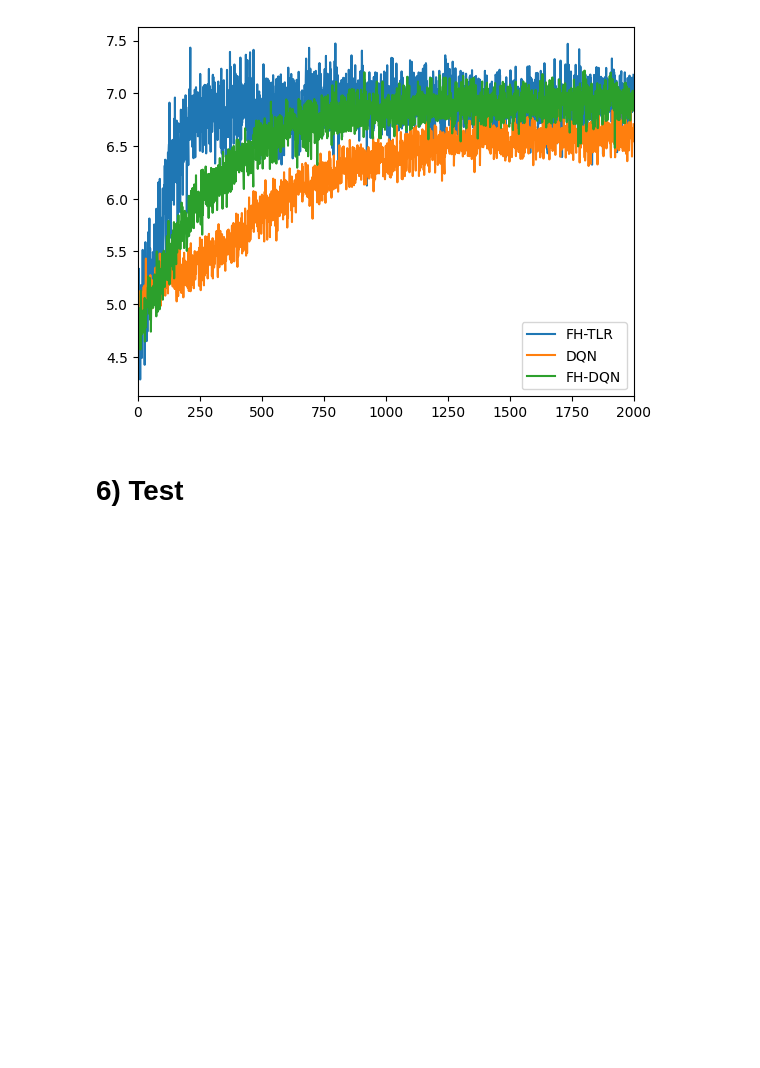
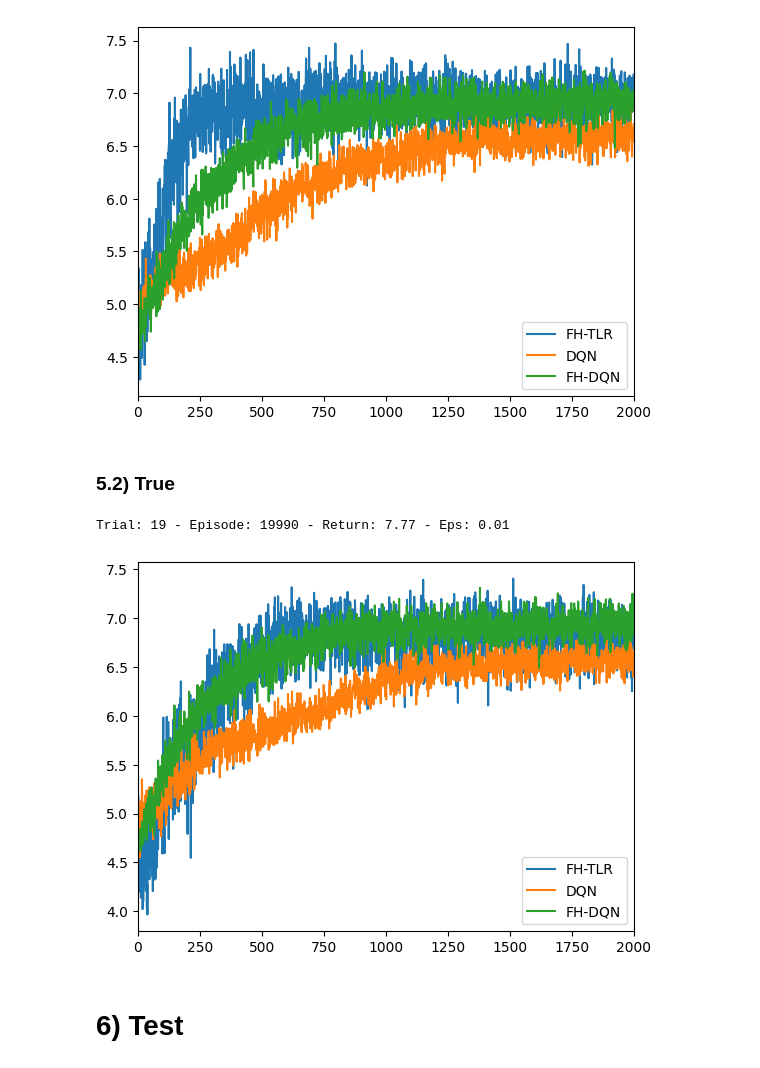
Before and after one commit to sergiorozada12/fhtlr-opt-learning, a Jupyter notebook: wireless_setup.ipynb, the cells around one changed output. Cells and saved outputs as stored; diff of their text form; code cells hidden in the pictures; blank space fills up the shorter version.

```diff
--- a/wireless_setup.ipynb
+++ b/wireless_setup.ipynb
@@ -152,7 +154,7 @@ Gs_fhtlr = []
 for i in range(20):
     Gs = []
     eps = 1.0
-    fhtlr_learner = FHTlr(DISCRETIZER, ALPHA_FHTLR, H, K, SCALE, w_decay=W_DECAY)
+    fhtlr_learner = FHMaxTlr(DISCRETIZER, ALPHA_FHTLR, H, K, SCALE, w_decay=W_DECAY)
     for e in range(EPISODES):
         eps = run_train_episode(ENV, fhtlr_learner, eps, eps_decay, H)
         if e % 10 == 0:
@@ -174,6 +176,43 @@ plt.legend()
 plt.show()
 # %% [output]
 [figure]
+# %% [markdown]
+### 5.2) True
+# %%
+ALPHA_FHTLR = 0.1
+K = 20
+SCALE = 0.5
+W_DECAY = 0.0
+# %%
+eps_decay = 0.9999 # 0.99995 # 0.99999
+Gs_fhtlr_true = []
+
+for i in range(20):
+    Gs = []
+    eps = 1.0
+    fhtlr_true_learner = FHTlr(DISCRETIZER, ALPHA_FHTLR, H, K, SCALE, w_decay=W_DECAY)
+    for e in range(EPISODES):
+        eps = run_train_episode(ENV, fhtlr_true_learner, eps, eps_decay, H)
+        if e % 10 == 0:
+            G = run_test_episode(ENV, fhtlr_true_learner, H)
+            Gs.append(G)
+            print(f"\rTrial: {i} - Episode: {e} - Return: {np.around(G, 2)} - Eps: {np.around(eps, 2)}", end="")
+    Gs_fhtlr_true.append(Gs)
+Gs_fhtlr_true = np.array(Gs_fhtlr_true)
+# %% [output]
+Trial: 19 - Episode: 19990 - Return: 7.77 - Eps: 0.01
+# %%
+Gs_fhtlr_true = np.array(Gs_fhtlr_true)
+# %%
+#plt.plot(Gs_fhtlr_.mean(axis=0), label='FH-Max-TLR')
+plt.plot(Gs_fhtlr_true.mean(axis=0), label='FH-TLR')
+plt.plot(Gs_dqn.mean(axis=0), label='DQN')
+plt.plot(Gs_fhdqn.mean(axis=0), label='FH-DQN')
+plt.xlim(0, 2_000)
+plt.legend()
+plt.show()
+# %% [output]
+[figure, added]
 # %% [markdown]
 # 6) Test
 # %%
```
Also changed, not shown: parts of 6 cells of this notebook, 2 other files.
